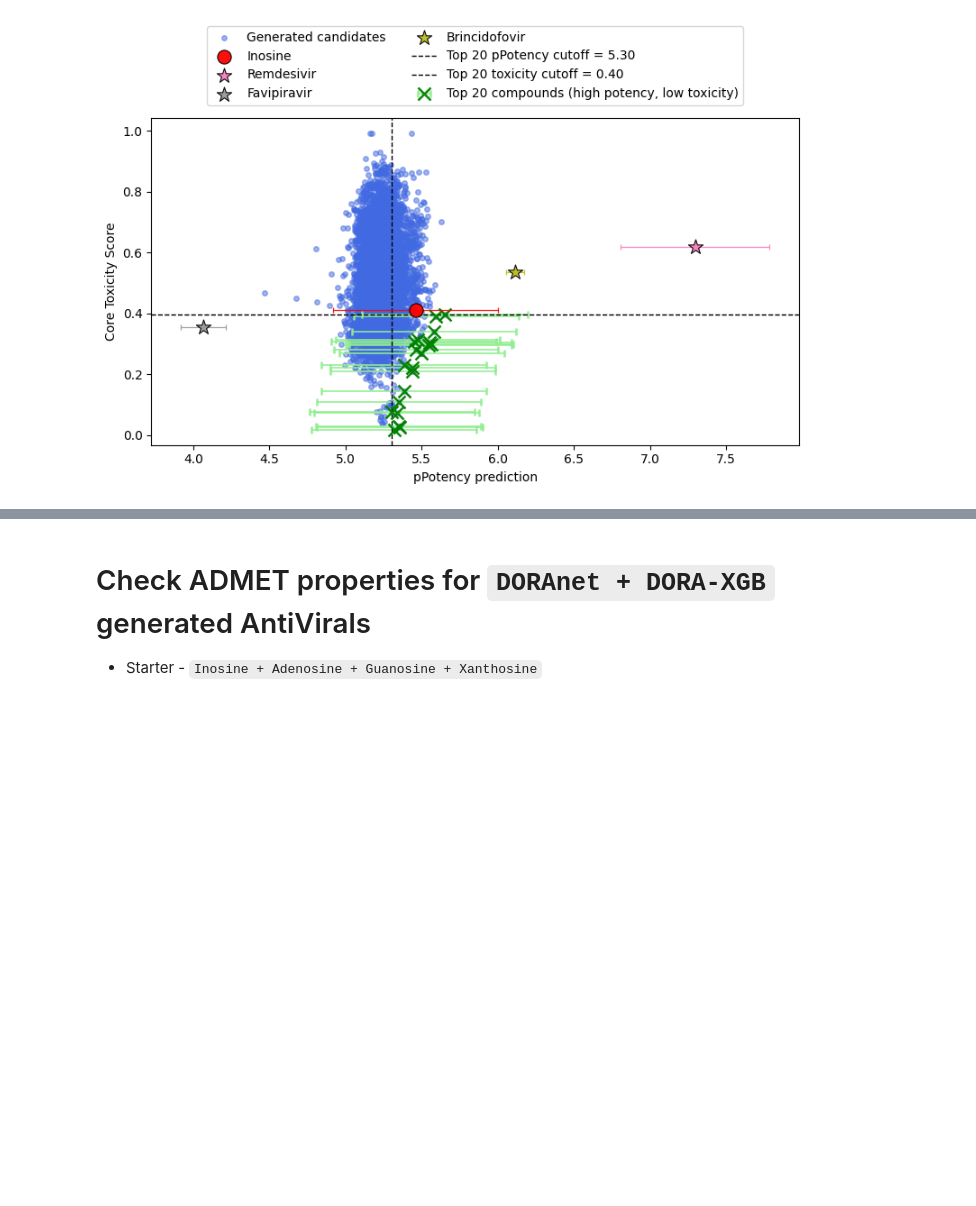
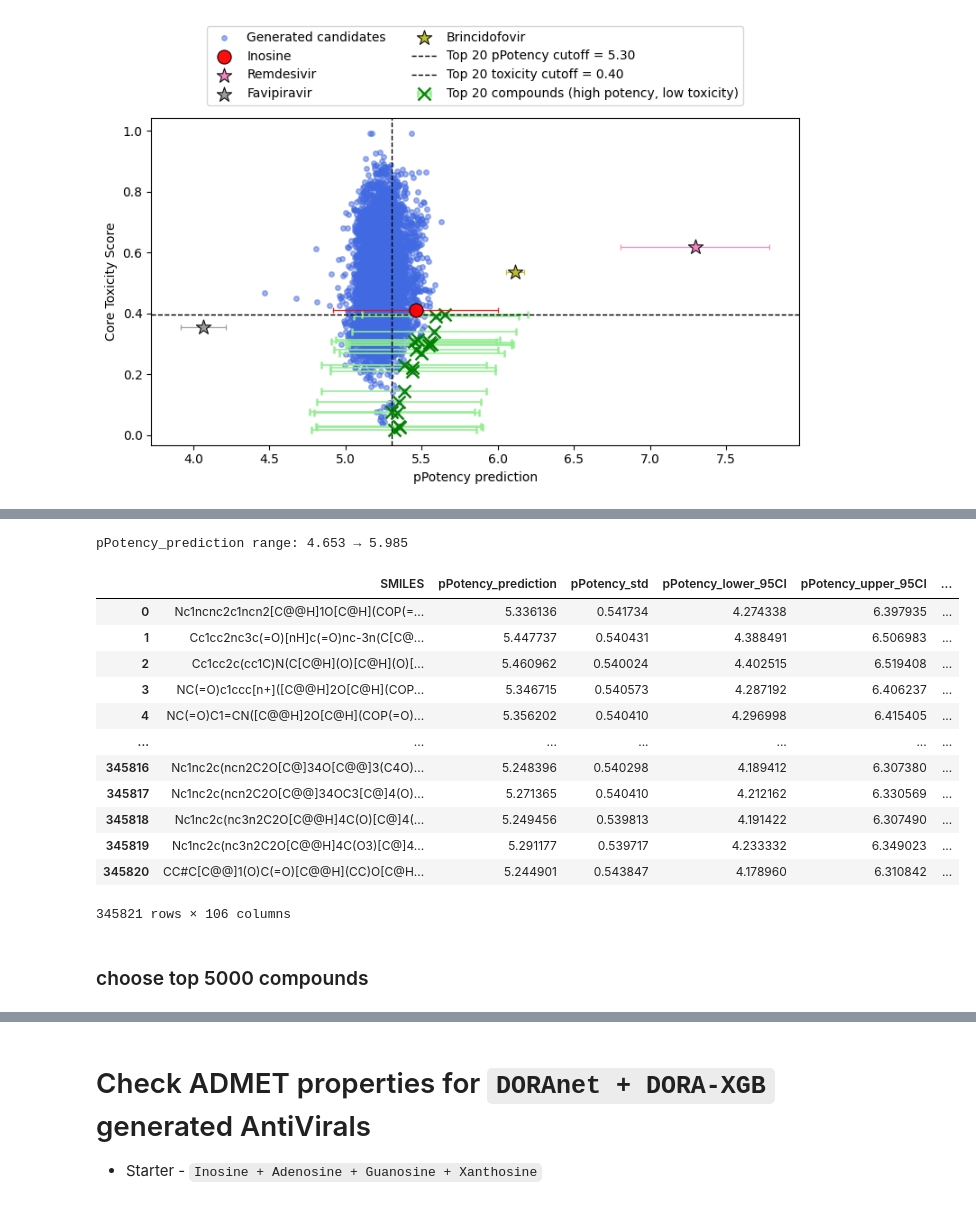
Before and after one commit to soumyadeepghosh35/DTRA_DrugDesign, a Jupyter notebook: DTRA_project_notebooks/Step6_ADMET_combinedEbola.ipynb, the cells around one changed output, grey strips where cells are left out. Drawn from its saved outputs; the diff is of its cells as text; code cells hidden in the pictures; blank space fills up the shorter version.

```diff
--- a/DTRA_project_notebooks/Step6_ADMET_combinedEbola.ipynb
+++ b/DTRA_project_notebooks/Step6_ADMET_combinedEbola.ipynb
@@ -2280,0 +2307,23 @@ Query compounds that will be plotted:
+# %%
+Ebola_InosineSimilarstructures_wART_wToxicity = pd.read_csv(saveDir + 'combinedEbolaVirusData_InosineSimilarstructures_DORAnetGenerated_ARTprediction_wToxicity.csv')
+max_val = Ebola_InosineSimilarstructures_wART_wToxicity['pPotency_prediction'].max()
+min_val = Ebola_InosineSimilarstructures_wART_wToxicity['pPotency_prediction'].min()
+print(f"pPotency_prediction range: {min_val:.3f} → {max_val:.3f}")
+Ebola_InosineSimilarstructures_wART_wToxicity
+# %% [output]
+pPotency_prediction range: 4.653 → 5.985
+|  | SMILES | pPotency_prediction | pPotency_std | pPotency_lower_95CI | pPotency_upper_95CI | ... |
+| 0 | Nc1ncnc2c1ncn2[C@@H]1O[C@H](COP(=... | 5.336136 | 0.541734 | 4.274338 | 6.397935 | ... |
+| 1 | Cc1cc2nc3c(=O)[nH]c(=O)nc-3n(C[C@... | 5.447737 | 0.540431 | 4.388491 | 6.506983 | ... |
+| 2 | Cc1cc2c(cc1C)N(C[C@H](O)[C@H](O)[... | 5.460962 | 0.540024 | 4.402515 | 6.519408 | ... |
+| 3 | NC(=O)c1ccc[n+]([C@@H]2O[C@H](COP... | 5.346715 | 0.540573 | 4.287192 | 6.406237 | ... |
+| 4 | NC(=O)C1=CN([C@@H]2O[C@H](COP(=O)... | 5.356202 | 0.540410 | 4.296998 | 6.415405 | ... |
+| ... | ... | ... | ... | ... | ... | ... |
+| 345816 | Nc1nc2c(ncn2C2O[C@]34O[C@@]3(C4O)... | 5.248396 | 0.540298 | 4.189412 | 6.307380 | ... |
+| 345817 | Nc1nc2c(ncn2C2O[C@@]34OC3[C@]4(O)... | 5.271365 | 0.540410 | 4.212162 | 6.330569 | ... |
+| 345818 | Nc1nc2c(nc3n2C2O[C@@H]4C(O)[C@]4(... | 5.249456 | 0.539813 | 4.191422 | 6.307490 | ... |
+| 345819 | Nc1nc2c(nc3n2C2O[C@@H]4C(O3)[C@]4... | 5.291177 | 0.539717 | 4.233332 | 6.349023 | ... |
+| 345820 | CC#C[C@@]1(O)C(=O)[C@@H](CC)O[C@H... | 5.244901 | 0.543847 | 4.178960 | 6.310842 | ... |
+345821 rows × 106 columns
+# %% [markdown]
+### choose top 5000 compounds
```
Also changed, not shown: parts of 16 cells of this notebook, 1 other file.
